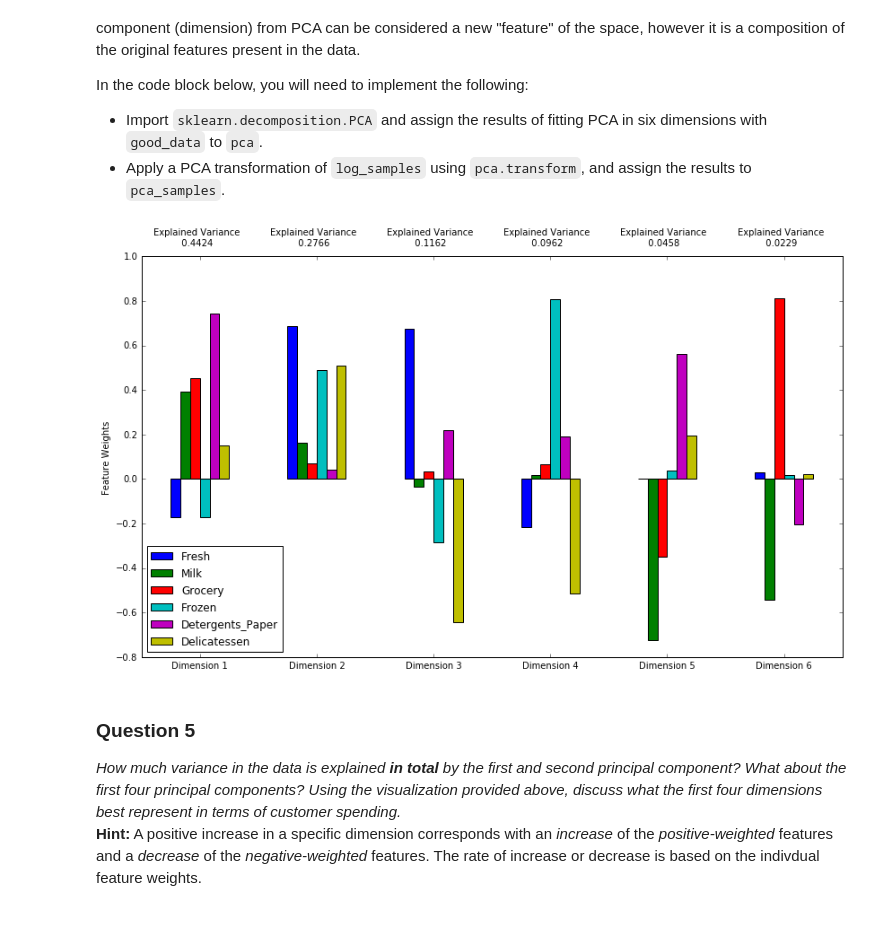
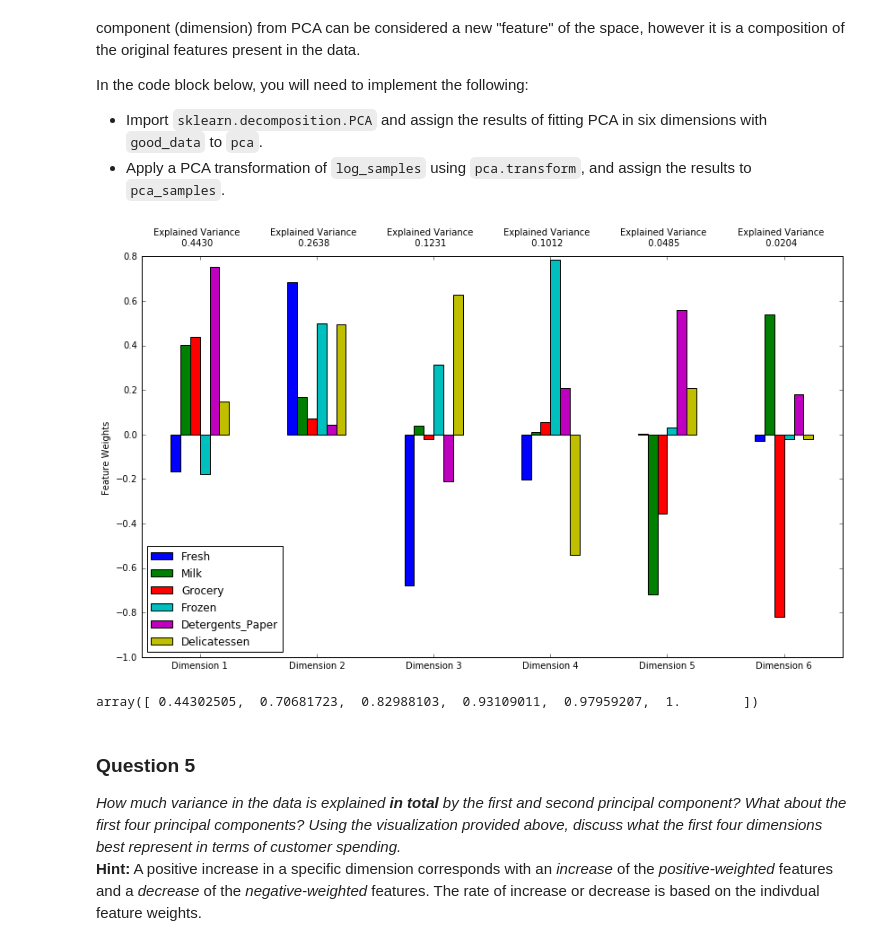
Before and after one commit to jychstar/NanoDegreeProject, a Jupyter notebook: Customer Segments/customer_segments.ipynb, the cells around one changed output. Drawn from its saved outputs; the diff is of its cells as text; code cells hidden in the pictures.

```diff
--- a/Customer Segments/customer_segments.ipynb
+++ b/Customer Segments/customer_segments.ipynb
@@ -60,7 +59,7 @@ display(data.describe())
 To get a better understanding of the customers and how their data will transform through the analysis, it would be best to select a few sample data points and explore them in more detail. In the code block below, add **three** indices of your choice to the `indices` list which will represent the customers to track. It is suggested to try different sets of samples until you obtain customers that vary significantly from one another.
 # %%
 # TODO: Select three indices of your choice you wish to sample from the dataset
-indices = [1,10,100]
+indices = np.random.choice(440,3)
 
 # Create a DataFrame of the chosen samples
 samples = pd.DataFrame(data.loc[indices], columns = data.keys()).reset_index(drop = True)
@@ -181,6 +193,8 @@ In the code block below, you will need to implement the following:
 Once you have performed this implementation, the dataset will be stored in the variable `good_data`.
 # %%
 # For each feature find the data points with extreme high or low values
+from collections import Counter
+c= Counter()
 for feature in log_data.keys():
 
     # TODO: Calculate Q1 (25th percentile of the data) for the given feature
@@ -193,11 +207,18 @@ for feature in log_data.keys():
     step = 1.5*(Q3-Q1)
 
     # Display the outliers
-    print "Data points considered outliers for the feature '{}':".format(feature)
-    display(log_data[~((log_data[feature] >= Q1 - step) & (log_data[feature] <= Q3 + step))])
-
+    #print "Data points considered outliers for the feature '{}':".format(feature)
+    #display(log_data[((log_data[feature] <= Q1 - step) | (log_data[feature] >= Q3 + step))])
+    d = dict((log_data[feature] < Q1 - step) | (log_data[feature] > Q3 + step))
+    c.subtract(Counter(d))
+print "data points that are considered outliers for more than one feature:"
+bad_data=[]
+for key in c:
+    if c[key] <= -2:
+        bad_data.append(key)
+print bad_data
 # OPTIONAL: Select the indices for data points you wish to remove
-outliers  = []
+outliers  = bad_data
 
 # Remove the outliers, if any were specified
 good_data = log_data.drop(log_data.index[outliers]).reset_index(drop = True)
@@ -281,16 +244,20 @@ In the code block below, you will need to implement the following:
 # %%
 # TODO: Apply PCA by fitting the good data with the same number of dimensions as features
 from sklearn.decomposition import PCA
 pca = PCA(n_components=6)
 pca.fit(good_data)
 
 # TODO: Transform log_samples using the PCA fit above
-pca_samples = pca.transform(samples)
+pca_samples = pca.transform(log_samples)
 
 # Generate PCA results plot
 pca_results = vs.pca_results(good_data, pca)
 # %% [output]
-[figure, old version]
+[figure, new version]
+# %%
+np.cumsum(pca.explained_variance_ratio_)
+# %% [output]
+array([ 0.44302505,  0.70681723,  0.82988103,  0.93109011,  0.97959207,  1.        ])
 # %% [markdown]
 ### Question 5
 *How much variance in the data is explained* ***in total*** *by the first and second principal component? What about the first four principal components? Using the visualization provided above, discuss what the first four dimensions best represent in terms of customer spending.*
```
Also changed, not shown: parts of 38 cells of this notebook, 1 other file.
